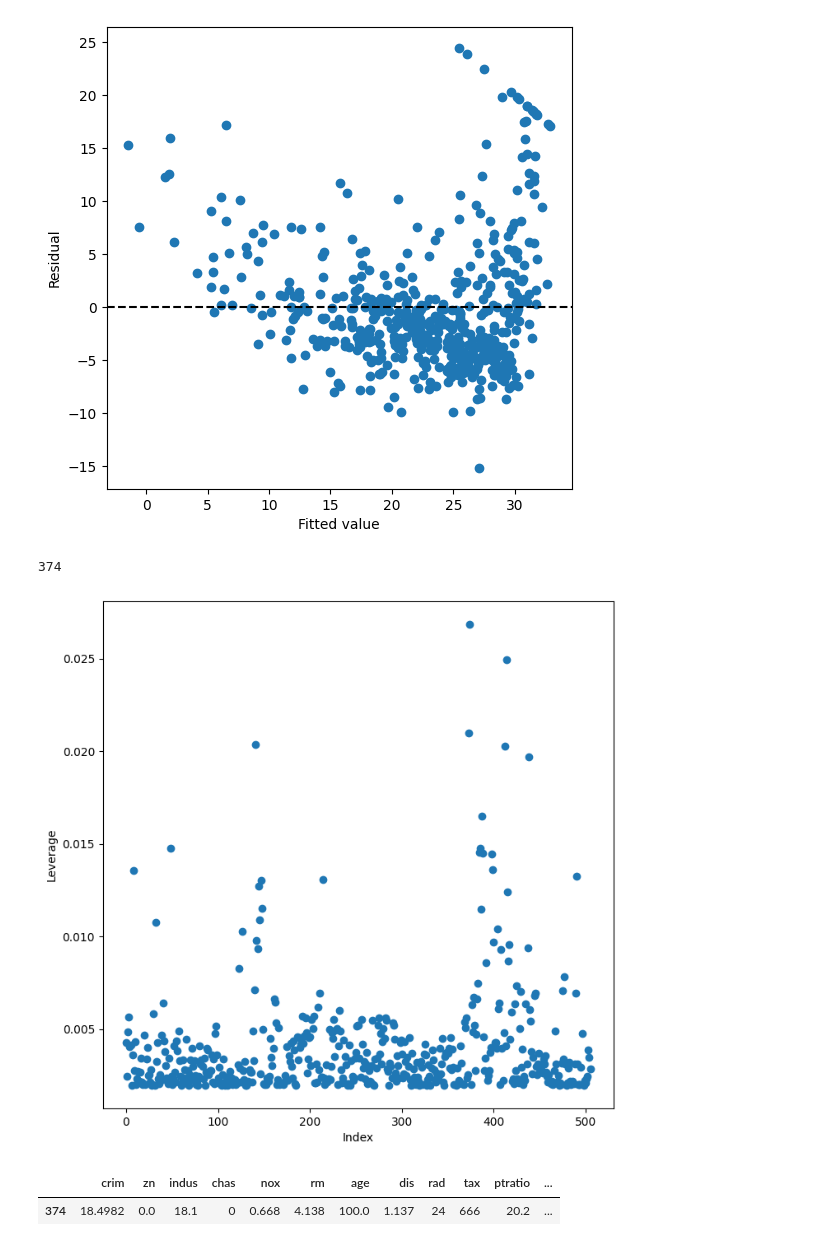
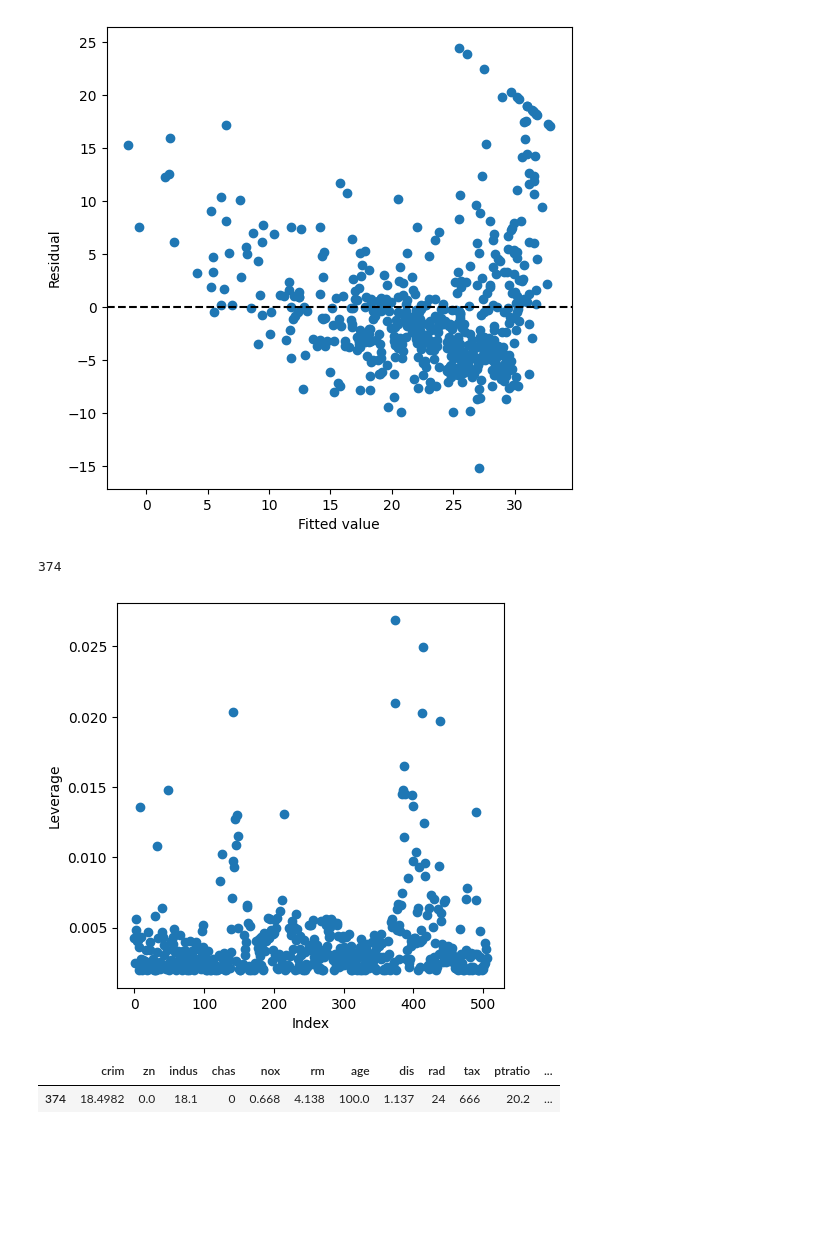
Before and after one commit to bryaneadams/statistical_learning_python, a Jupyter notebook: chapter_3_lab.ipynb, the cells around one changed output. Drawn from its saved outputs; the diff is of its cells as text; code cells hidden in the pictures; blank space fills up the shorter version.

```diff
--- a/chapter_3_lab.ipynb
+++ b/chapter_3_lab.ipynb
@@ -145,15 +207,15 @@ ax.axhline(0, c='k', ls='--')
 [figure]
 # %%
 infl = results.get_influence()
-ax = subplots(figsize=(8,8))[1]
+ax = subplots(figsize=(5,5))[1]
 ax.scatter(np.arange(X.shape[0]), infl.hat_matrix_diag)
 ax.set_xlabel('Index')
 ax.set_ylabel('Leverage')
 # returns the value with the most leverage
 np.argmax(infl.hat_matrix_diag)
 # %% [output]
 374
-[figure, old version]
+[figure, new version]
 # %%
 ## Observation with the most leverage
 boston[374:375]
```
Also changed, not shown: parts of 20 cells of this notebook.
